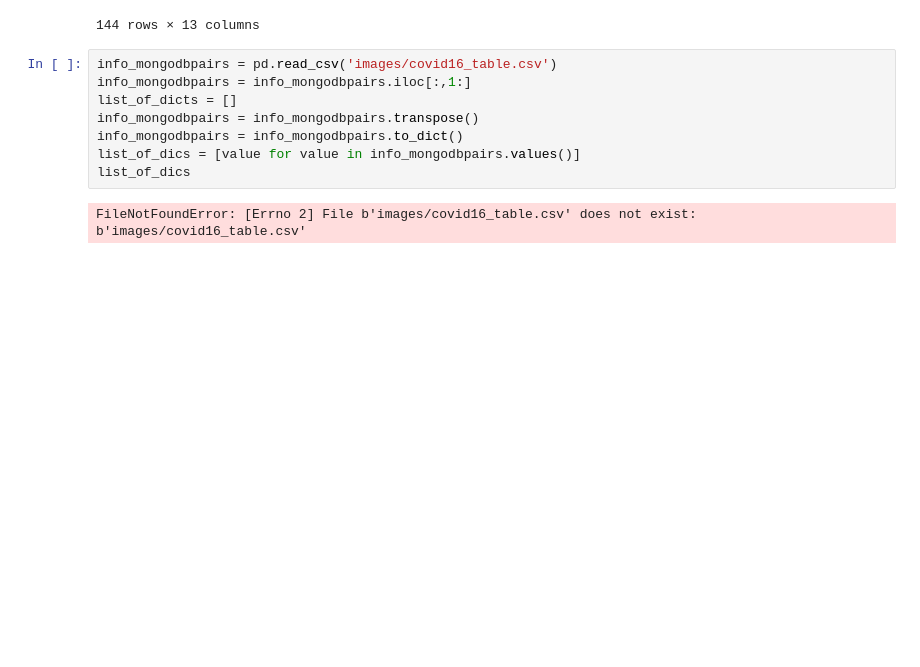
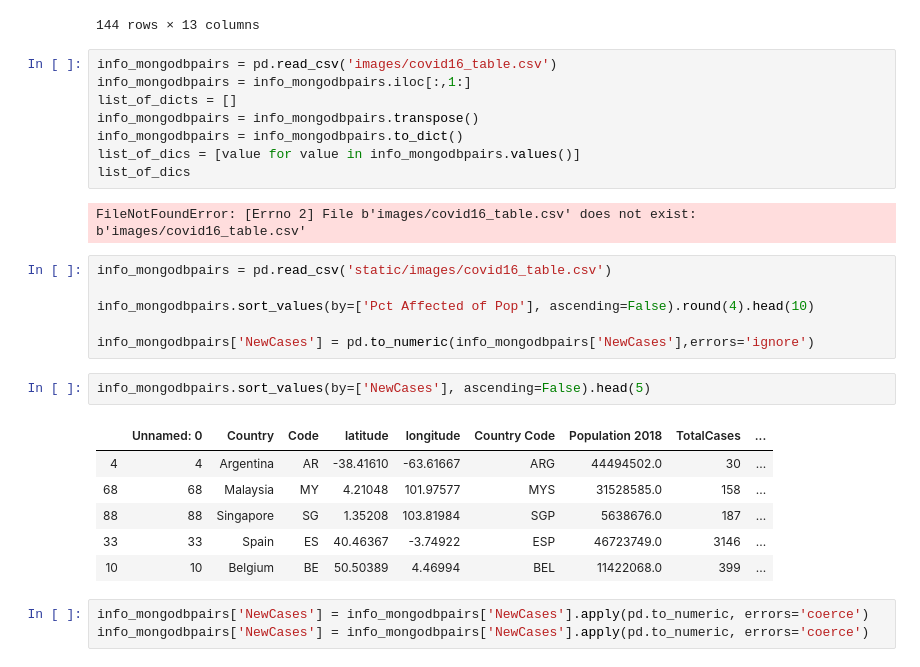
Before and after one commit to RandyPayano/Covid-19-Dashboard, a Jupyter notebook: newNoteBook.ipynb, the cells around one changed output. Cells and saved outputs as stored; diff of their text form; blank space fills up the shorter version.

```diff
--- a/newNoteBook.ipynb
+++ b/newNoteBook.ipynb
@@ -146,3 +146,21 @@ list_of_dics = [value for value in info_mongodbpairs.values()]
 list_of_dics
 # %% [output]
 FileNotFoundError: [Errno 2] File b'images/covid16_table.csv' does not exist: b'images/covid16_table.csv'
+# %%
+info_mongodbpairs = pd.read_csv('static/images/covid16_table.csv')
+
+info_mongodbpairs.sort_values(by=['Pct Affected of Pop'], ascending=False).round(4).head(10)
+
+info_mongodbpairs['NewCases'] = pd.to_numeric(info_mongodbpairs['NewCases'],errors='ignore')
+# %%
+info_mongodbpairs.sort_values(by=['NewCases'], ascending=False).head(5)
+# %% [output]
+|  | Unnamed: 0 | Country | Code | latitude | longitude | Country Code | Population 2018 | TotalCases | ... |
+| 4 | 4 | Argentina | AR | -38.41610 | -63.61667 | ARG | 44494502.0 | 30 | ... |
+| 68 | 68 | Malaysia | MY | 4.21048 | 101.97577 | MYS | 31528585.0 | 158 | ... |
+| 88 | 88 | Singapore | SG | 1.35208 | 103.81984 | SGP | 5638676.0 | 187 | ... |
+| 33 | 33 | Spain | ES | 40.46367 | -3.74922 | ESP | 46723749.0 | 3146 | ... |
+| 10 | 10 | Belgium | BE | 50.50389 | 4.46994 | BEL | 11422068.0 | 399 | ... |
+# %%
+info_mongodbpairs['NewCases'] = info_mongodbpairs['NewCases'].apply(pd.to_numeric, errors='coerce')
+info_mongodbpairs['NewCases'] = info_mongodbpairs['NewCases'].apply(pd.to_numeric, errors='coerce')
```
Also changed, not shown: parts of 3 cells of this notebook, 5 other files.
